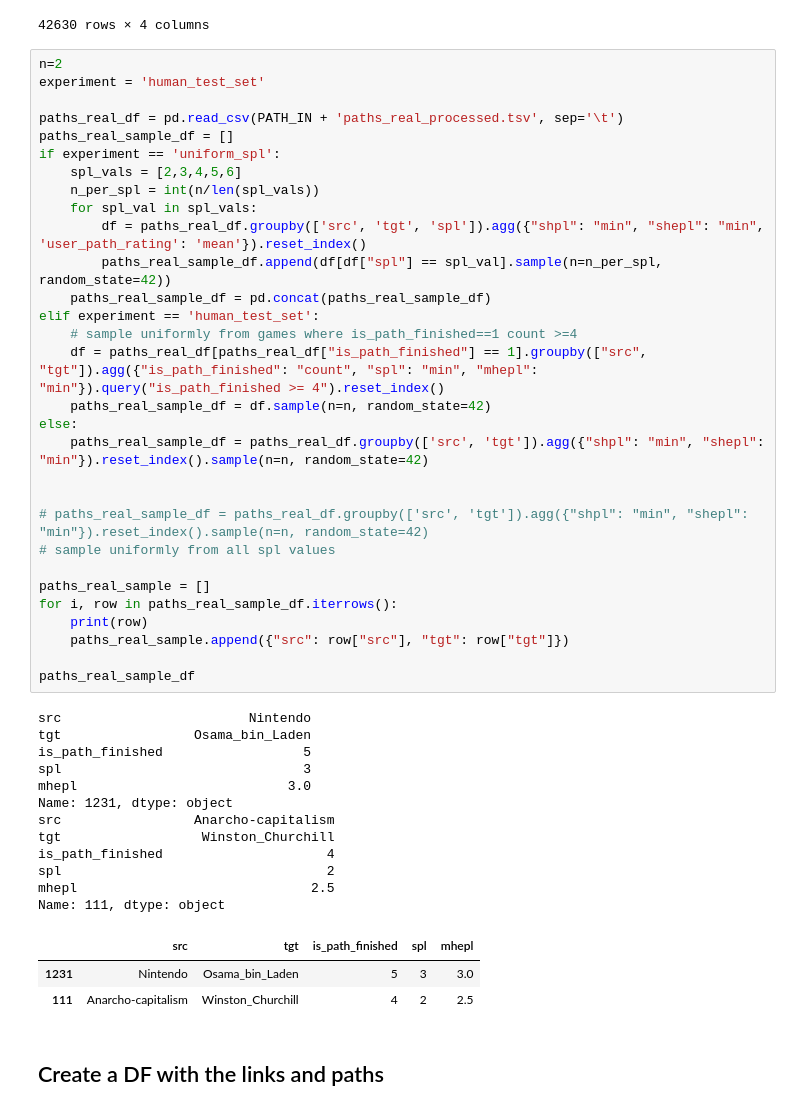
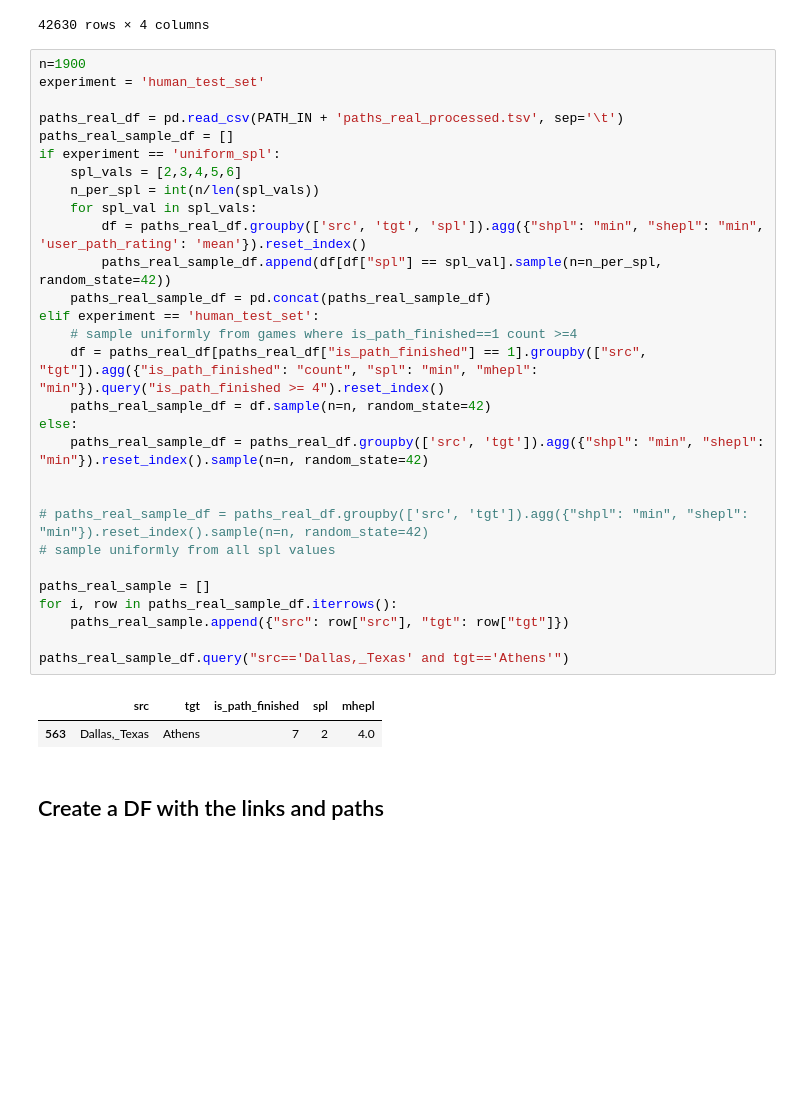
Before and after one commit to au-clan/WikiAgent, a Jupyter notebook: src/notebooks/exploration.ipynb, the cells around one changed output. Saved outputs shown, nothing was run; the diff lists cells and outputs as text; blank space fills up the shorter version.

```diff
--- a/src/notebooks/exploration.ipynb
+++ b/src/notebooks/exploration.ipynb
@@ -231,51 +231,37 @@ paths_real_processed_df.groupby(["src", "tgt"]).agg({"shpl": "min", "shepl": "mi
 | 42629 | €2_commemorative_coins | Irish_Sea | 2.0 | 2.0 |
 42630 rows × 4 columns
 # %%
-n=2
+n=1900
 experiment = 'human_test_set'
 
 paths_real_df = pd.read_csv(PATH_IN + 'paths_real_processed.tsv', sep='\t')
 paths_real_sample_df = []
 if experiment == 'uniform_spl':
     spl_vals = [2,3,4,5,6]
     n_per_spl = int(n/len(spl_vals))
     for spl_val in spl_vals:
         df = paths_real_df.groupby(['src', 'tgt', 'spl']).agg({"shpl": "min", "shepl": "min", 'user_path_rating': 'mean'}).reset_index()
         paths_real_sample_df.append(df[df["spl"] == spl_val].sample(n=n_per_spl, random_state=42))
     paths_real_sample_df = pd.concat(paths_real_sample_df)
 elif experiment == 'human_test_set':
     # sample uniformly from games where is_path_finished==1 count >=4
     df = paths_real_df[paths_real_df["is_path_finished"] == 1].groupby(["src", "tgt"]).agg({"is_path_finished": "count", "spl": "min", "mhepl": "min"}).query("is_path_finished >= 4").reset_index()
     paths_real_sample_df = df.sample(n=n, random_state=42)
 else:
     paths_real_sample_df = paths_real_df.groupby(['src', 'tgt']).agg({"shpl": "min", "shepl": "min"}).reset_index().sample(n=n, random_state=42)
 
 
 # paths_real_sample_df = paths_real_df.groupby(['src', 'tgt']).agg({"shpl": "min", "shepl": "min"}).reset_index().sample(n=n, random_state=42)
 # sample uniformly from all spl values
 
 paths_real_sample = []
 for i, row in paths_real_sample_df.iterrows():
-    print(row)
     paths_real_sample.append({"src": row["src"], "tgt": row["tgt"]})
 
-paths_real_sample_df
+paths_real_sample_df.query("src=='Dallas,_Texas' and tgt=='Athens'")
 # %% [output]
-src                        Nintendo
-tgt                 Osama_bin_Laden
-is_path_finished                  5
-spl                               3
-mhepl                           3.0
-Name: 1231, dtype: object
-src                 Anarcho-capitalism
-tgt                  Winston_Churchill
-is_path_finished                     4
-spl                                  2
-mhepl                              2.5
-Name: 111, dtype: object
 |  | src | tgt | is_path_finished | spl | mhepl |
-| 1231 | Nintendo | Osama_bin_Laden | 5 | 3 | 3.0 |
-| 111 | Anarcho-capitalism | Winston_Churchill | 4 | 2 | 2.5 |
+| 563 | Dallas,_Texas | Athens | 7 | 2 | 4.0 |
 # %% [markdown]
 ## Create a DF with the links and paths
 # %%
```
Also changed, not shown: 16 other files.
